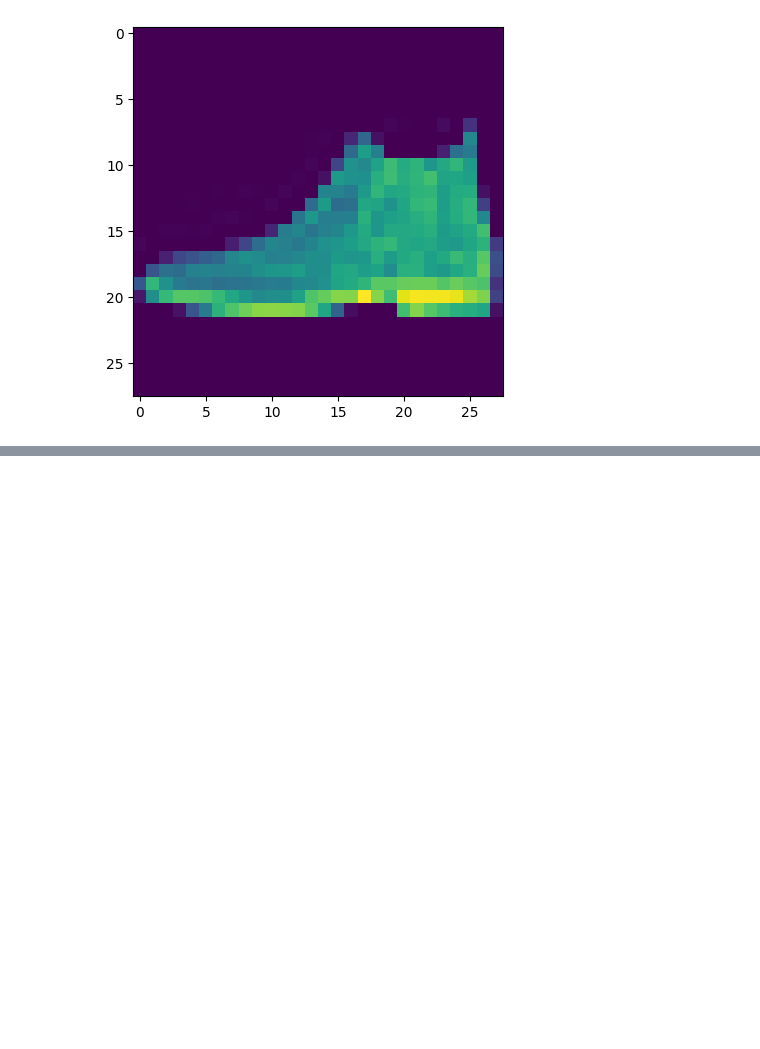
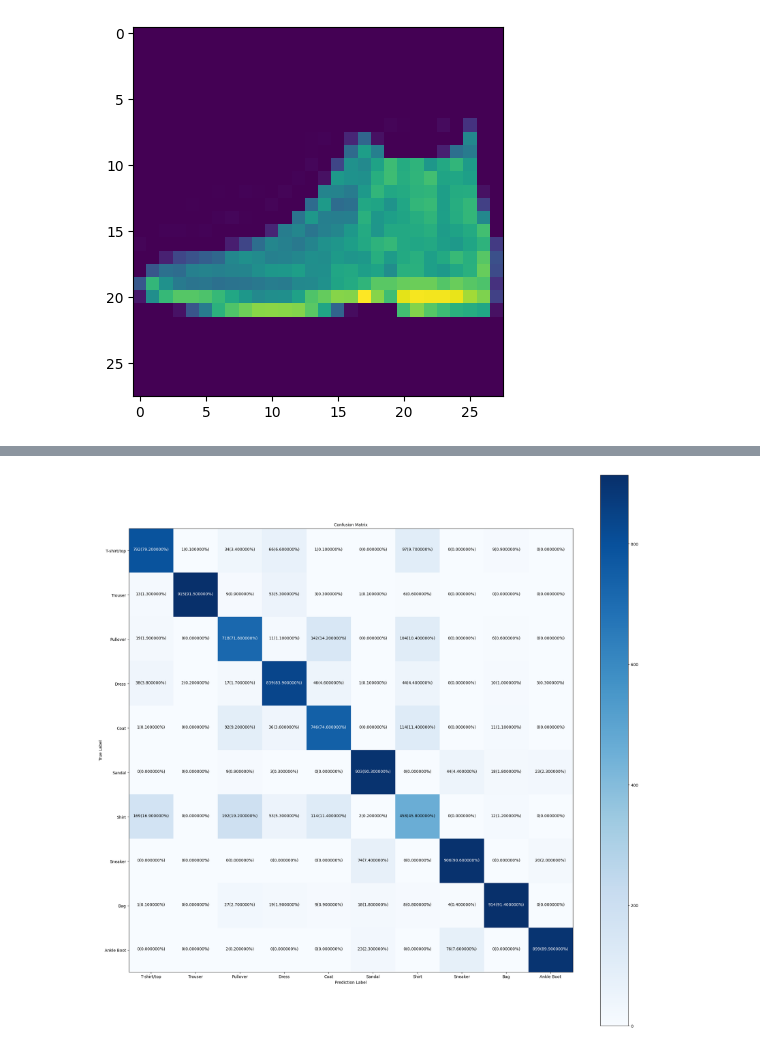
Before and after one commit to saipraneethamvudutha/TensorFlow-Daniel-Brouke, a Jupyter notebook: 02_neural_network_classification.ipynb, the cells around one changed output, grey strips where cells are left out. Drawn from its saved outputs; the diff is of its cells as text; code cells hidden in the pictures; blank space fills up the shorter version.

```diff
--- a/02_neural_network_classification.ipynb
+++ b/02_neural_network_classification.ipynb
@@ -1711,0 +1727,5 @@ plt.imshow(test_data[0])
+# %%
+# Make a prettier confusion matric
+make_confusion_matrix(y_true=test_labels,y_pred=y_preds,classes=class_names,figsize=(25,25),text_size=10)
+# %% [output]
+[figure, added]
```
Also changed, not shown: parts of 33 cells of this notebook.
